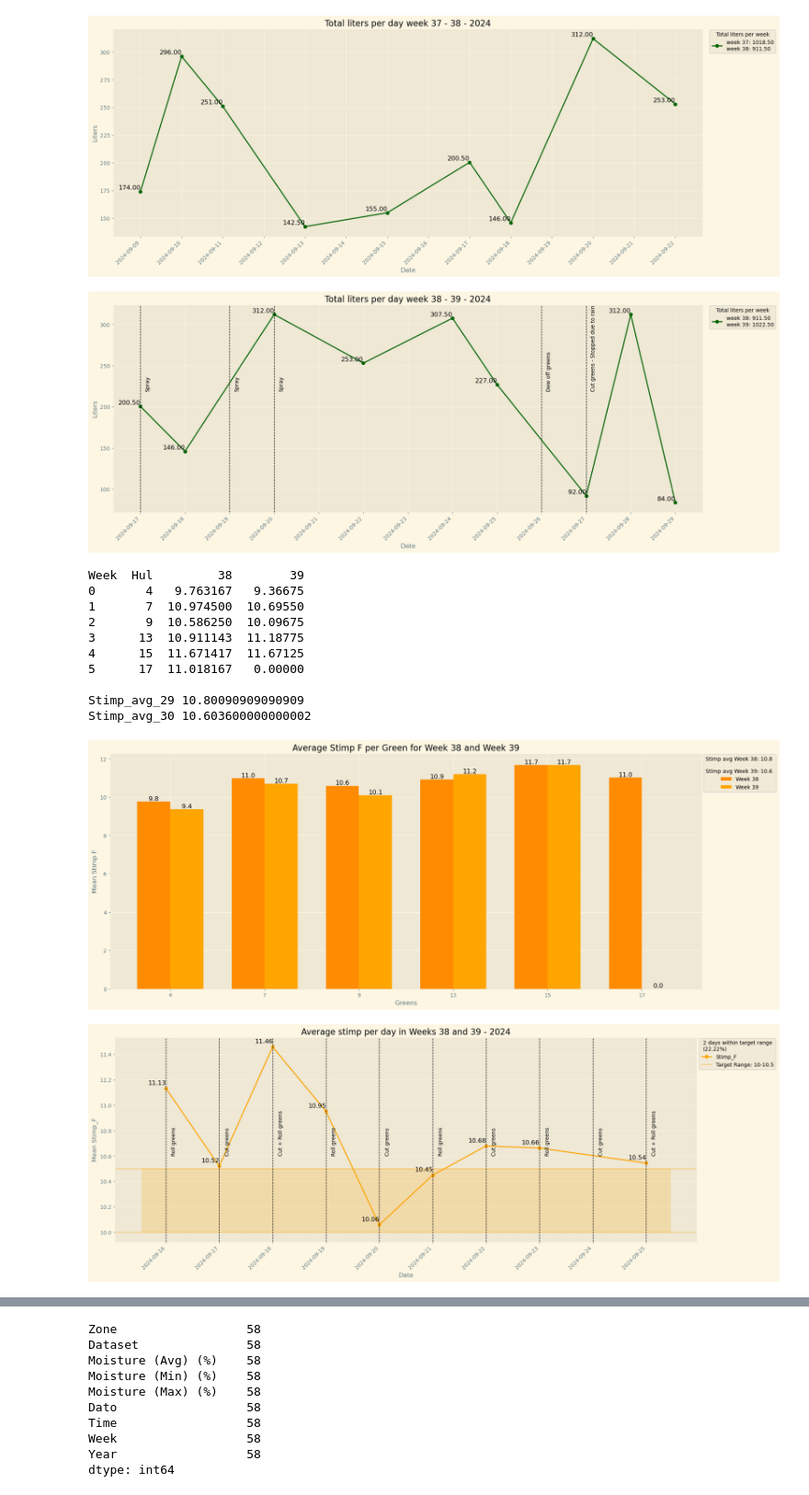
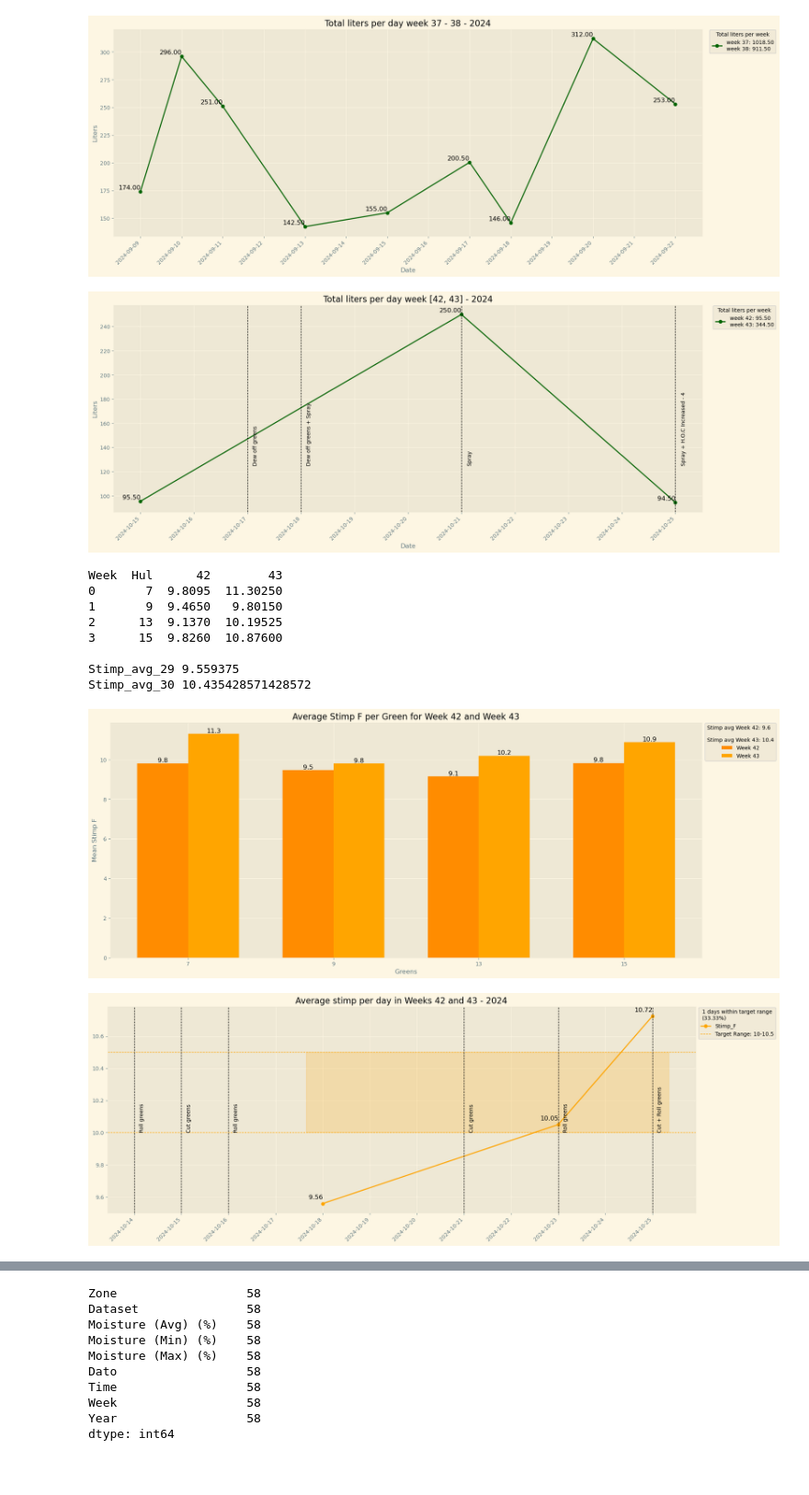
Before and after one commit to ABM-Analytics/Uge-rapport, a Jupyter notebook: ugerapport.ipynb, the cells around one changed output, grey strips where cells are left out. Shown at 92% size. Saved outputs shown, nothing was run; the diff lists cells and outputs as text; code cells hidden in the pictures; blank space fills up the shorter version.

```diff
--- a/ugerapport.ipynb
+++ b/ugerapport.ipynb
@@ -18,13 +18,13 @@ pd.options.mode.chained_assignment = None
 # %%
 ###Import af data
 
-dfklip = pd.read_csv('uge39klippelog.csv')
+dfklip = pd.read_csv('uge43klippelog.csv')
 
-dfpogo = pd.read_csv('uge39moist.csv')
+dfpogo = pd.read_csv('uge40moist.csv')
 
-dfstimp = pd.read_csv('uge39stimp.csv')
+dfstimp = pd.read_csv('uge43stimp.csv')
 
-dfevents = pd.read_csv('uge39events.csv')
+dfevents = pd.read_csv('uge43events.csv')
 
 print("Clipdata:")
 print (dfklip.describe())
@@ -451,9 +451,8 @@ plt.show()
 # %% [output]
 [figure]
 # %%
-
 # Filter data for weeks 37 and 38 in 2024
-weeks = [38, 39]
+weeks = [42, 43]
 line_uge = dfklip[(dfklip['Week'].isin(weeks)) & (dfklip['Year'] == 2024)]
 
 # Ensure 'Hul' is string and 'Liter' is properly formatted
@@ -464,18 +463,21 @@ line_uge['Liter'] = line_uge['Liter'].astype(str).str.replace(',', '.').astype(f
 line_liter = line_uge.groupby('Dato')['Liter'].sum()
 
 # Calculate total liters for each week separately
-total_week_37_liters = line_uge[line_uge['Week'] == 38]['Liter'].sum()
-total_week_38_liters = line_uge[line_uge['Week'] == 39]['Liter'].sum()
+total_week_37_liters = line_uge[line_uge['Week'] == 42]['Liter'].sum()
+total_week_38_liters = line_uge[line_uge['Week'] == 43]['Liter'].sum()
 
-# Filter events for weeks 37 and 38, excluding "Cut greens" and "Roll greens"
+# Filter and group events for weeks 37 and 38, excluding specific events
 filtered_events = dfevents[(dfevents['Week'].isin(weeks)) &
                            (dfevents['Year'] == 2024) &
                            (~dfevents['Event'].isin(['Cut greens', 'Roll greens']))]
 
+# Group by date and join multiple events with '+'
+grouped_events = filtered_events.groupby('Dato')['Event'].apply(lambda events: ' + '.join(events)).reset_index()
+
 # Plot the line graph
 plt.figure(figsize=(20, 8))
 line_liter.plot(kind='line', marker='o', color='darkgreen')
-plt.title('Total liters per day week 38 - 39 - 2024')
+plt.title(f'Total liters per day week {weeks:} - 2024')
 plt.xlabel('Date')
 plt.ylabel('Liters')
 plt.xticks(rotation=45)
@@ -490,26 +492,26 @@ ax.xaxis.set_major_locator(mdates.DayLocator())
 for x, y in zip(line_liter.index, line_liter.values):
     plt.text(x, y + 0.9, f'{y:.2f}', ha='right', va='bottom', fontsize=12)
 
-# Add vertical lines for filtered green events
-for index, row in filtered_events.iterrows():
+# Add vertical lines and event annotations, spaced with '+'
+for _, row in grouped_events.iterrows():
     plt.axvline(x=row['Dato'], color='black', linestyle='--', linewidth=1)
-    plt.text(row['Dato'] + pd.Timedelta(days=0.1), line_liter.max() * 0.70, row['Event'],
+    plt.text(row['Dato'] + pd.Timedelta(days=0.1), line_liter.max() * 0.5, row['Event'],
              rotation=90, verticalalignment='bottom')
 
 # Update the legend to show totals for week 37 and week 38
-plt.legend([f'week 38: {total_week_37_liters:.2f}\nweek 39: {total_week_38_liters:.2f}'],
+plt.legend([f'week 42: {total_week_37_liters:.2f}\nweek 43: {total_week_38_liters:.2f}'],
            loc='upper right', title='Total liters per week', bbox_to_anchor=(1.13, 1.01))
 
 plt.show()
 # %% [output]
-[figure, old version]
+[figure, new version]
 # %%
 dfstimp['Hul'] = dfstimp['Hul'].astype(str)
 
 # Remove non-numeric parts from 'Hul'
 dfstimp['Hul'] = dfstimp['Hul'].str.extract('(\d+)').astype(int)
 
-weeks = [38, 39]
+weeks = [42, 43]
 stimp_uge = dfstimp[(dfstimp['Week'].isin(weeks)) & (dfstimp['Year'] == 2024)]
 
 # Group by 'Hul' and 'Week' to calculate the mean Stimp F per green per week
@@ -519,8 +521,8 @@ mean_stimp = stimp_uge.groupby(['Hul', 'Week'])['Stimp_F'].mean().reset_index()
 mean_stimp_pivot = mean_stimp.pivot(index='Hul', columns='Week', values='Stimp_F').reset_index().fillna(0)
 
 # Calculate the overall average Stimp F for each week
-stimp_avg_30 = stimp_uge[stimp_uge['Week'] == 38]['Stimp_F'].mean()
-stimp_avg_31 = stimp_uge[stimp_uge['Week'] == 39]['Stimp_F'].mean()
+stimp_avg_30 = stimp_uge[stimp_uge['Week'] == 42]['Stimp_F'].mean()
+stimp_avg_31 = stimp_uge[stimp_uge['Week'] == 43]['Stimp_F'].mean()
 
 # Print the result to ensure it is correct
 print(mean_stimp_pivot)
@@ -532,15 +534,15 @@ fig, ax = plt.subplots(figsize=(20, 8))
 bar_width = 0.35
 index = range(len(mean_stimp_pivot))
 
-bar1 = ax.bar([i - bar_width/2 for i in index], mean_stimp_pivot[38], bar_width, label='Week 38', color='darkorange')
-bar2 = ax.bar([i + bar_width/2 for i in index], mean_stimp_pivot[39], bar_width, label='Week 39', color='orange')
+bar1 = ax.bar([i - bar_width/2 for i in index], mean_stimp_pivot[42], bar_width, label='Week 42', color='darkorange')
+bar2 = ax.bar([i + bar_width/2 for i in index], mean_stimp_pivot[43], bar_width, label='Week 43', color='orange')
 
 ax.set_xlabel('Greens')
 ax.set_ylabel('Mean Stimp F')
-ax.set_title('Average Stimp F per Green for Week 38 and Week 39')
+ax.set_title('Average Stimp F per Green for Week 42 and Week 43')
 ax.set_xticks(index)
 ax.set_xticklabels(mean_stimp_pivot['Hul'])
-ax.legend(title=f'Stimp avg Week 38: {stimp_avg_30:.1f} \n\nStimp avg Week 39: {stimp_avg_31:.1f}', loc='upper right', bbox_to_anchor=(1.13, 1.01))
+ax.legend(title=f'Stimp avg Week 42: {stimp_avg_30:.1f} \n\nStimp avg Week 43: {stimp_avg_31:.1f}', loc='upper right', bbox_to_anchor=(1.13, 1.01))
 
 # Add labels on top of the bars
 for bar in bar1 + bar2:
@@ -549,26 +551,24 @@ for bar in bar1 + bar2:
 
 plt.show()
 # %% [output]
-Week  Hul         38        39
-0       4   9.763167   9.36675
-1       7  10.974500  10.69550
-2       9  10.586250  10.09675
-3      13  10.911143  11.18775
-4      15  11.671417  11.67125
-5      17  11.018167   0.00000
+Week  Hul      42        43
+0       7  9.8095  11.30250
+1       9  9.4650   9.80150
+2      13  9.1370  10.19525
+3      15  9.8260  10.87600
 
-Stimp_avg_29 10.80090909090909
-Stimp_avg_30 10.603600000000002
+Stimp_avg_29 9.559375
+Stimp_avg_30 10.435428571428572
-[figure, old version]
+[figure, new version]
 # %%
-filtered_stimp_df = dfstimp[(dfstimp['Week'].isin([38, 39])) & (dfstimp['Year'] == 2024)]
+filtered_stimp_df = dfstimp[(dfstimp['Week'].isin([42, 43])) & (dfstimp['Year'] == 2024)]
 
 # Group by 'Dato' and calculate the mean of 'Stimp_F' for the correct weeks
 mean_stimp_f = filtered_stimp_df.groupby('Dato')['Stimp_F'].mean()
 
 # Filter the green events to include only weeks 37 and 38 in 2024
 filtered_green_events = dfevents[
-    (dfevents['Dato'].dt.isocalendar().week.isin([38, 39])) &
+    (dfevents['Dato'].dt.isocalendar().week.isin([42, 43])) &
     (dfevents['Dato'].dt.year == 2024) &
     dfevents['Event'].isin(['Roll greens', 'Cut greens'])
 ].drop_duplicates()
@@ -594,44 +594,44 @@ percentage_in_target_range = (in_target_range / total_days) * 100
 # Plot the line graph for mean stimp f per day for the correct weeks
 plt.figure(figsize=(20, 8))
 mean_stimp_f.plot(kind='line', marker='o', color='orange')
-plt.title('Average stimp per day in Weeks 38 and 39 - 2024')
-plt.xlabel('Date')
-plt.ylabel('Mean Stimp_F')
+plt.title('Average stimp per day in Weeks 42 and 43 - 2024')
+plt.xlabel('')
+plt.ylabel('')
 plt.xticks(rotation=45)
 plt.grid(True)
 
 # Format the x-axis to display full dates
 ax = plt.gca()
 ax.xaxis.set_major_formatter(mdates.DateFormatter('%Y-%m-%d'))
 ax.xaxis.set_major_locator(mdates.DayLocator())
 
 # Add horizontal lines for the target range
 plt.axhline(y=target_min, color='orange', linestyle='--', linewidth=1, label=f'Target Range: {target_min}-{target_max}')
 plt.axhline(y=target_max, color='orange', linestyle='--', linewidth=1)
 
 # Shade the area between the target range
 plt.fill_between(ax.get_xlim(), target_min, target_max, color='orange', alpha=0.2)
 
 # Add vertical lines for the dates where events occurred and annotate the events
 for date, description in combined_event_description.items():
     plt.axvline(x=date, color='black', linestyle='--', linewidth=1)
     # Add a small offset to move the text further from the line
-    plt.text(date + pd.Timedelta(days=0.101), target_max + 0.1, description, rotation=90, verticalalignment='bottom')
+    plt.text(date + pd.Timedelta(days=0.101), target_max - 0.5, description, rotation=90, verticalalignment='bottom')
 
 
 # Annotate each data point with its value
 for x, y in zip(mean_stimp_f.index, mean_stimp_f.values):
     plt.text(x, y + 0.02, f'{y:.2f}', ha='right', va='bottom', fontsize=12)
 
 # Add the count and percentage to the legend
 legend_text = (f'{in_target_range} days within target range\n'
                f'({percentage_in_target_range:.2f}%)')
 ax.legend(title=legend_text, loc='upper left', bbox_to_anchor=(1, 1.01))
 
 # Show the plot
 plt.show()
 # %% [output]
-[figure, old version]
+[figure, new version]
 # %%
 
 # Filter data for weeks 29 and 30 in 2024
```
Also changed, not shown: parts of 6 cells of this notebook.
